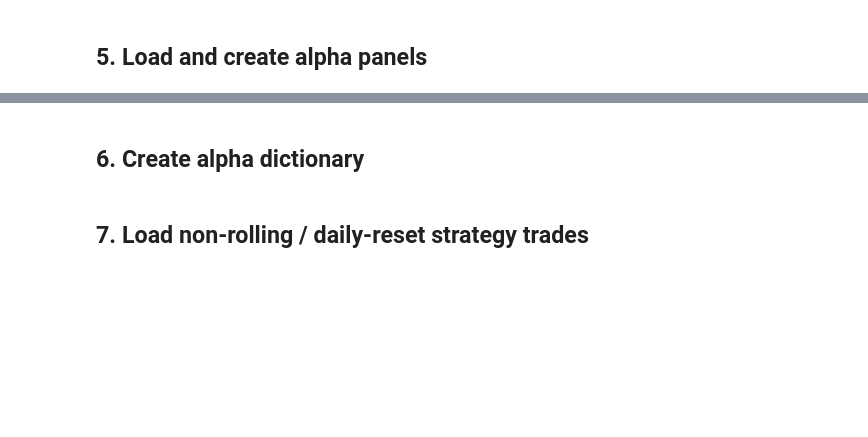
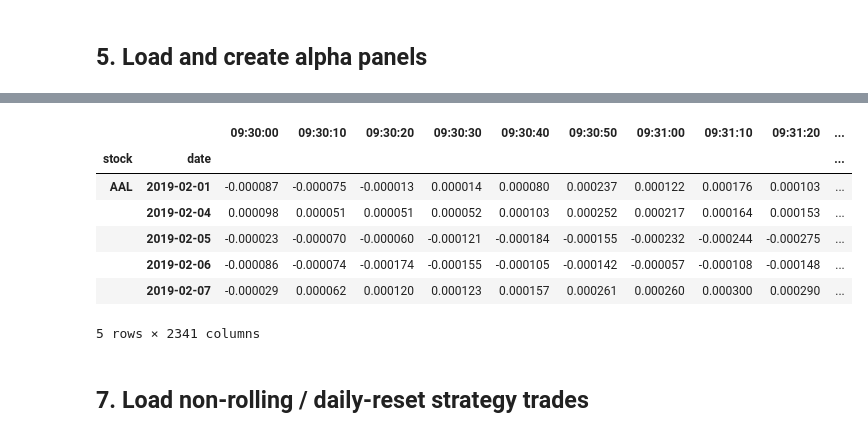
Before and after one commit to raphdlfrg/Quant_Trading_Price_Impact, a Jupyter notebook: 2_6_Performance_metrics.ipynb, the cells around one changed output, grey strips where cells are left out. Drawn from its saved outputs; the diff is of its cells as text; code cells hidden in the pictures; blank space fills up the shorter version.

```diff
--- a/2_6_Performance_metrics.ipynb
+++ b/2_6_Performance_metrics.ipynb
@@ -247,3 +281,14 @@ synthetic_alpha_df = load_panel_csv(
+# %%
+synthetic_alpha_df.head()
+# %% [output]
+|  |  | 09:30:00 | 09:30:10 | 09:30:20 | 09:30:30 | 09:30:40 | 09:30:50 | 09:31:00 | 09:31:10 | 09:31:20 | ... |
+| stock | date |  |  |  |  |  |  |  |  |  | ... |
+| AAL | 2019-02-01 | -0.000087 | -0.000075 | -0.000013 | 0.000014 | 0.000080 | 0.000237 | 0.000122 | 0.000176 | 0.000103 | ... |
+|  | 2019-02-04 | 0.000098 | 0.000051 | 0.000051 | 0.000052 | 0.000103 | 0.000252 | 0.000217 | 0.000164 | 0.000153 | ... |
+|  | 2019-02-05 | -0.000023 | -0.000070 | -0.000060 | -0.000121 | -0.000184 | -0.000155 | -0.000232 | -0.000244 | -0.000275 | ... |
+|  | 2019-02-06 | -0.000086 | -0.000074 | -0.000174 | -0.000155 | -0.000105 | -0.000142 | -0.000057 | -0.000108 | -0.000148 | ... |
+|  | 2019-02-07 | -0.000029 | 0.000062 | 0.000120 | 0.000123 | 0.000157 | 0.000261 | 0.000260 | 0.000300 | 0.000290 | ... |
+5 rows × 2341 columns
 # %%
 # EXAMINE BETTER WHAT THIS FUNCTION IS CREATING
 
@@ -258,5 +303,3 @@ combined_alpha_df = make_combined_alpha_df(
     intraday_weight=1.0,
     overnight_weight=1.0,
 )
-# %% [markdown]
-## 6. Create alpha dictionary
```
Also changed, not shown: parts of 29 cells of this notebook, 1 other file.
